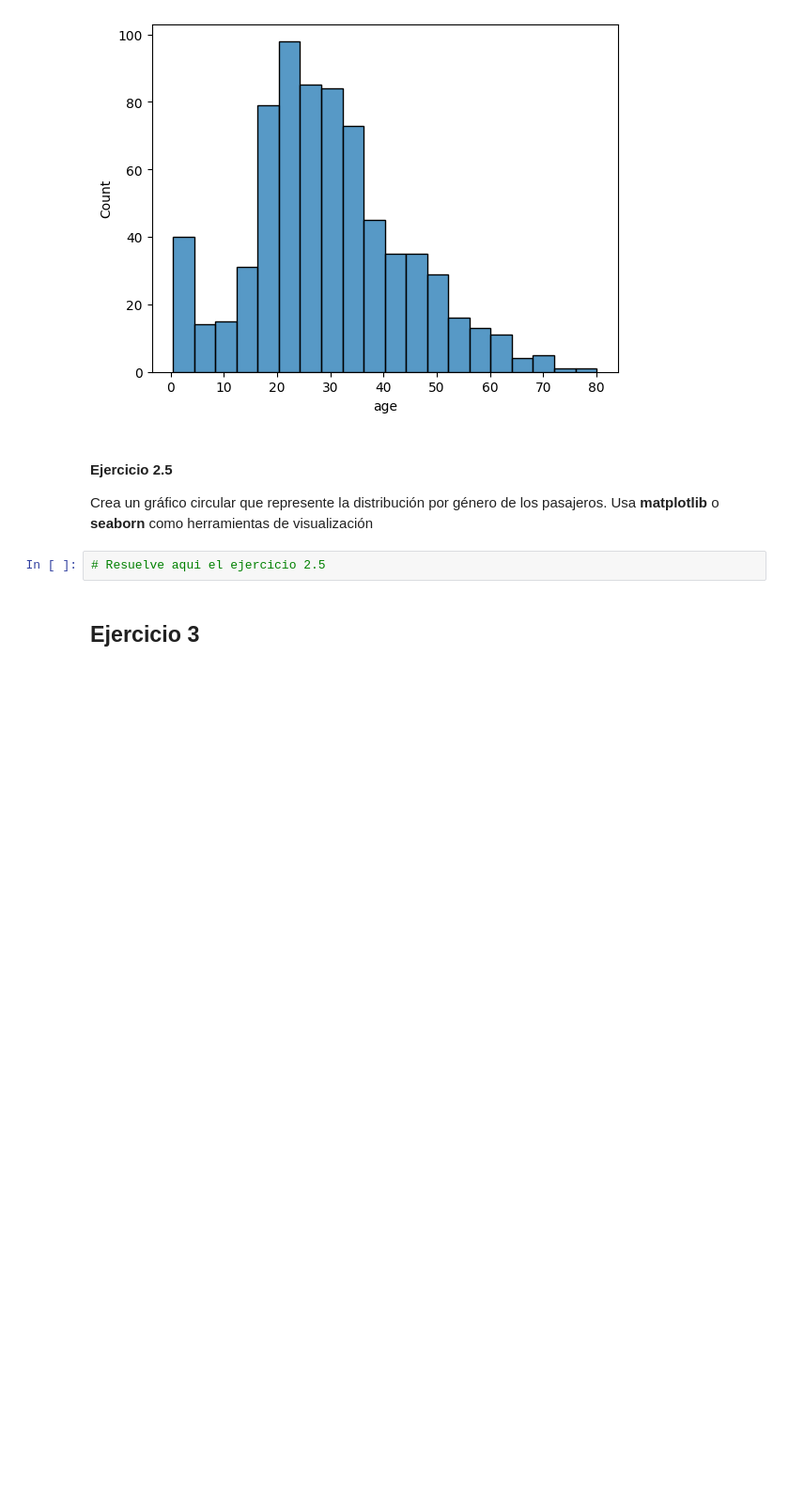
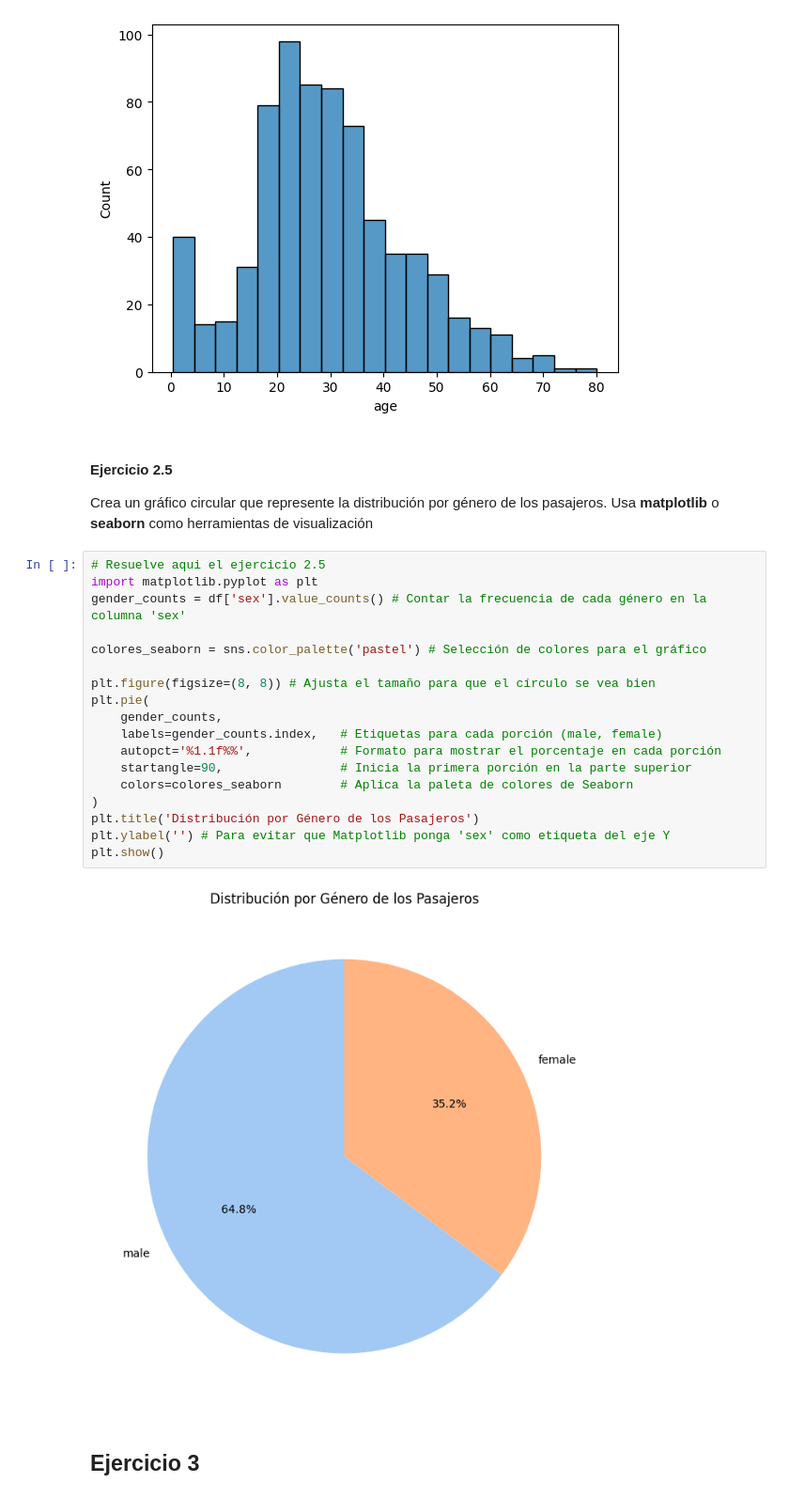
Before and after one commit to okcee/proyectos2025, a Jupyter notebook: Proyecto_IA325/proyecto.ipynb, the cells around one changed output. Shown at 94% size. Drawn from its saved outputs; the diff is of its cells as text; blank space fills up the shorter version.

```diff
--- a/Proyecto_IA325/proyecto.ipynb
+++ b/Proyecto_IA325/proyecto.ipynb
@@ -92,8 +92,26 @@ sns.histplot(df['age']) # Sobre la columna "ages" creamos un gráfico tipo histo
 # %% [markdown]
 #### Ejercicio 2.5
 Crea un gráfico circular que represente la distribución por género de los pasajeros. Usa **matplotlib** o **seaborn** como herramientas de visualización
-# %%
-# Resuelve aqui el ejercicio 2.5
+# %%
+# Resuelve aqui el ejercicio 2.5
+import matplotlib.pyplot as plt
+gender_counts = df['sex'].value_counts() # Contar la frecuencia de cada género en la columna 'sex'
+
+colores_seaborn = sns.color_palette('pastel') # Selección de colores para el gráfico
+
+plt.figure(figsize=(8, 8)) # Ajusta el tamaño para que el círculo se vea bien
+plt.pie(
+    gender_counts,
+    labels=gender_counts.index,   # Etiquetas para cada porción (male, female)
+    autopct='%1.1f%%',            # Formato para mostrar el porcentaje en cada porción
+    startangle=90,                # Inicia la primera porción en la parte superior
+    colors=colores_seaborn        # Aplica la paleta de colores de Seaborn
+)
+plt.title('Distribución por Género de los Pasajeros')
+plt.ylabel('') # Para evitar que Matplotlib ponga 'sex' como etiqueta del eje Y
+plt.show()
+# %% [output]
+[figure, added]
 # %% [markdown]
 ## Ejercicio 3
 # %% [markdown]
```
Also changed, not shown: parts of 6 cells of this notebook.
